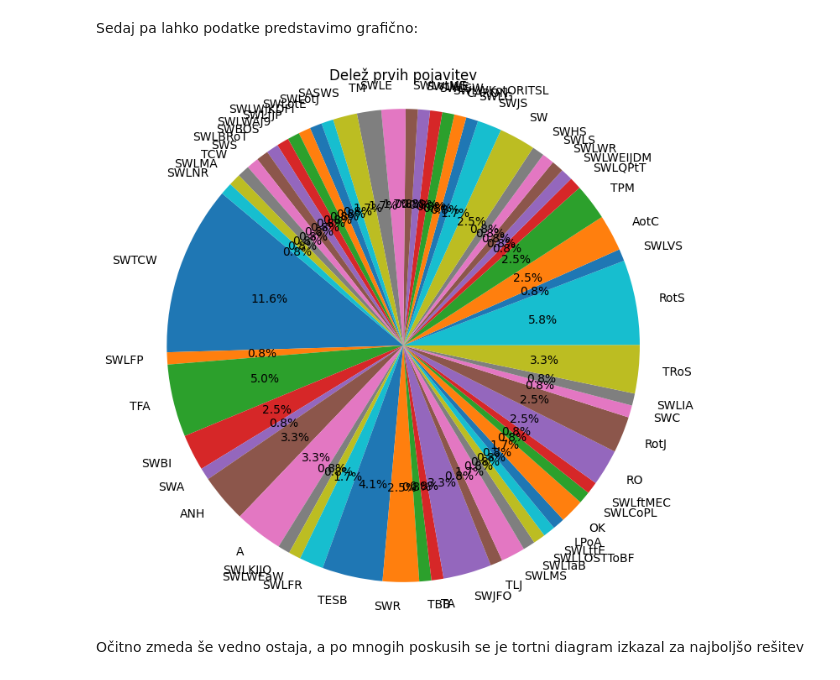
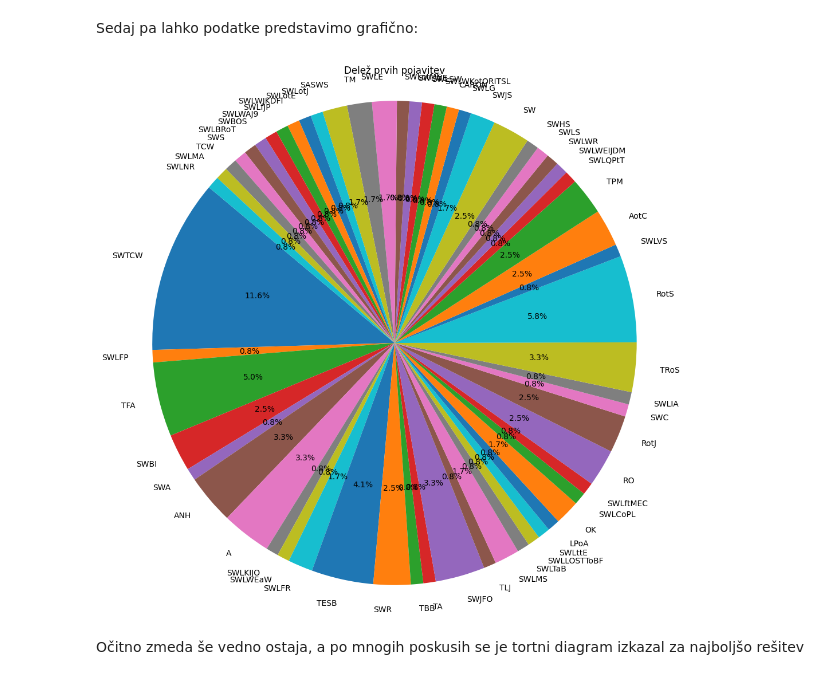
Before and after one commit to oskartezak/ProjektnaNaloga, a Jupyter notebook: Analiza1.ipynb, the cells around one changed output. Saved outputs shown, nothing was run; the diff lists cells and outputs as text; code cells hidden in the pictures.

```diff
--- a/Analiza1.ipynb
+++ b/Analiza1.ipynb
@@ -285,24 +284,24 @@ Sedaj pa lahko podatke predstavimo grafično:
 # %%
 from collections import Counter
 
 # Kratice
 kratice = naredi_kratice(planeti1)
 
 # Ustvarimo števec, ki prešteje število pojavitev vsake kratice
 kratice_counter = Counter(kratice)
 
 # Podatki
 unique_kratice = list(kratice_counter.keys())
 counts = list(kratice_counter.values())
 
 # Tortni diagram
-plt.figure(figsize=(8, 8))
+plt.figure(figsize=(12, 12))
 plt.pie(counts, labels=unique_kratice, autopct='%1.1f%%', startangle=140)
 plt.axis('equal')  # Da bo diagram krog
 plt.title('Delež prvih pojavitev')
 plt.show()
 # %% [output]
-[figure, old version]
+[figure, new version]
 # %% [markdown]
 Očitno zmeda še vedno ostaja, a po mnogih poskusih se je tortni diagram izkazal za najboljšo rešitev
 # %% [markdown]
```
Also changed, not shown: parts of 8 cells of this notebook.
